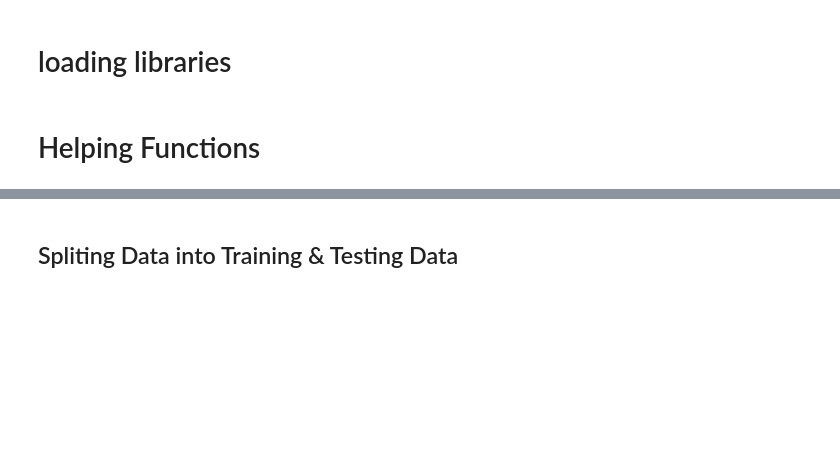
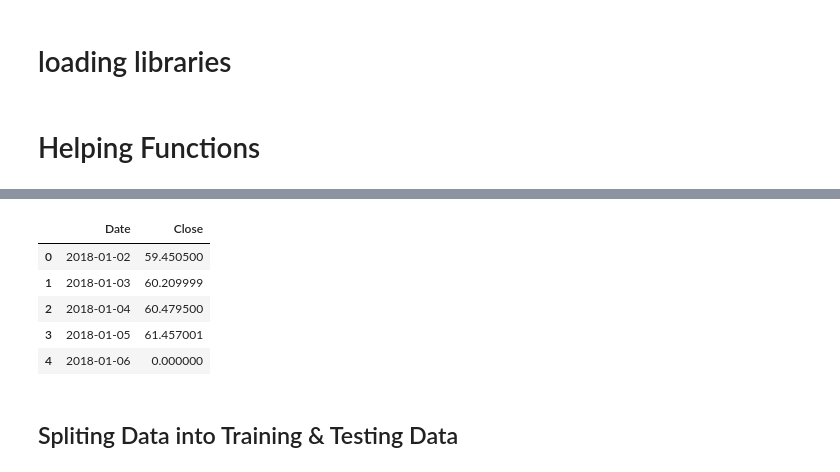
Before and after one commit to iffishells/financialforecasting, a Jupyter notebook: Notebooks/RNN_LSTM.ipynb, the cells around one changed output, grey strips where cells are left out. Drawn from its saved outputs; the diff is of its cells as text; code cells hidden in the pictures; blank space fills up the shorter version.

```diff
--- a/Notebooks/RNN_LSTM.ipynb
+++ b/Notebooks/RNN_LSTM.ipynb
@@ -51,7 +52,14 @@ df.head()
 # %%
-df = df[['date','sales']]
+df = df[["Date", "Close"]]
 df = df.drop_duplicates()
 df.head()
+# %% [output]
+|  | Date | Close |
+| 0 | 2018-01-02 | 59.450500 |
+| 1 | 2018-01-03 | 60.209999 |
+| 2 | 2018-01-04 | 60.479500 |
+| 3 | 2018-01-05 | 61.457001 |
+| 4 | 2018-01-06 | 0.000000 |
 # %% [markdown]
 ## Spliting Data into Training & Testing Data
 # %%
```
Also changed, not shown: parts of 5 cells of this notebook, 57 other files.
